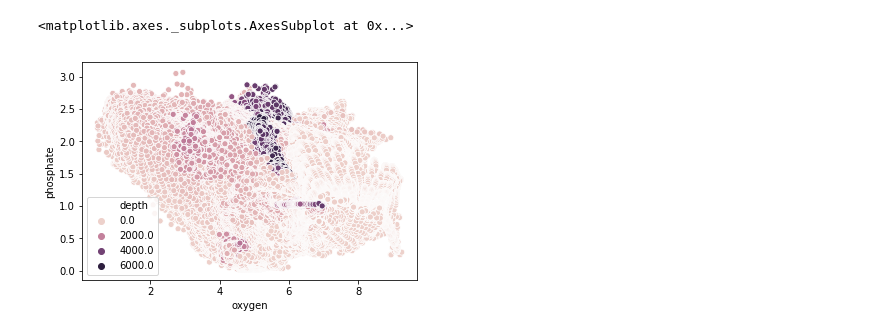
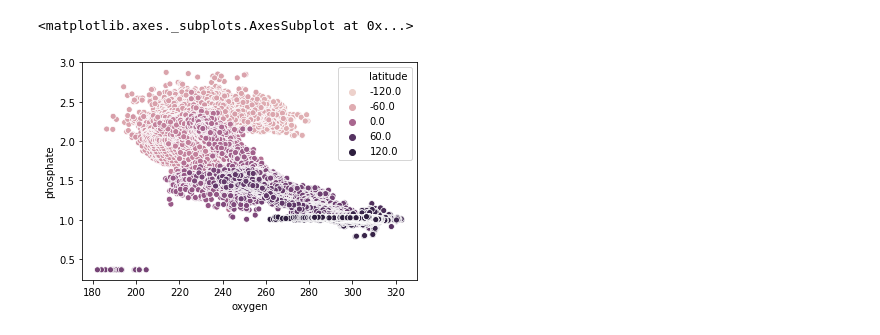
Before and after one commit to jordanplanders/Thinkful, a Jupyter notebook: Bootcamp/Unit 1/capstone/PO4*.ipynb, the cells around one changed output. Saved outputs shown, nothing was run; the diff lists cells and outputs as text; code cells hidden in the pictures.

Commit message:
added histograms and plan view to capstone

```diff
--- a/Bootcamp/Unit 1/capstone/PO4*.ipynb
+++ b/Bootcamp/Unit 1/capstone/PO4*.ipynb
@@ -22,0 +46,8 @@ In the subsequent years (as well as those preceding, to a degree) there has been
+# %%
+def ox_po4_convert(dataset):
+    ox_convert = lambda x: x*44.661
+    dataset.cluster_d['oxygen'] = ox_convert(dataset.cluster_d['oxygen'])
+
+    po4_convert = lambda x,y: x + y/175 - 1.95
+    dataset.cluster_d['po4_star'] = po4_convert(dataset.cluster_d['phosphate'], dataset.cluster_d['oxygen'])
+    return dataset
@@ -23,5 +57,4 @@ In the subsequent years (as well as those preceding, to a degree) there has been
 # %%
-tracers = ['phosphate', 'oxygen']
-tracer_string = ','.join(tracers)
 dataset_Atl = dataFetcher()
-dataset_Atl.return_from_psql('SELECT latitude, longitude, depth, {} from woa13 WHERE longitude < 15 and longitude >-70 '.format(tracer_string),['latitude', 'longitude', 'depth']+tracers, tracers, 'longitude', 'latitude')
+dataset_Atl.return_from_psql('SELECT latitude, longitude, depth, {} from woa13 WHERE longitude < 15 and longitude >-70 and depth >=3000'.format(tracer_string),['latitude', 'longitude', 'depth']+tracers, tracers, 'longitude', 'latitude')
+dataset_Atl= ox_po4_convert(dataset_Atl)
@@ -27,0 +142,5 @@ dataset_Atl.return_from_psql('SELECT latitude, longitude, depth, {} from woa13 W
+# %%
+df_Atl = pd.DataFrame(dataset_Atl.cluster_d)
+df_Atl['oxygen'] = df_Atl['oxygen']*44.661 # http://ocean.ices.dk/Tools/UnitConversion.aspx
+df_Atl['po4_star'] = df_Atl['phosphate']+df_Atl['oxygen']/175-1.95
+df_Atl = df_Atl.dropna()
@@ -28,6 +168,5 @@ dataset_Atl.return_from_psql('SELECT latitude, longitude, depth, {} from woa13 W
 # %%
-df_Atl = pd.DataFrame(dataset_Atl.cluster_d)
-sns.scatterplot(x ='oxygen', y= 'phosphate', data = df_Atl, hue = 'depth')
+sns.scatterplot(x ='oxygen', y= 'phosphate', data = df_Atl, hue = 'latitude', hue_norm=(-90, 90))
 # %% [output]
 <matplotlib.axes._subplots.AxesSubplot at 0x...>
-[figure, old version]
+[figure, new version]
```
Also changed, not shown: parts of 28 cells of this notebook, 2 other files.
